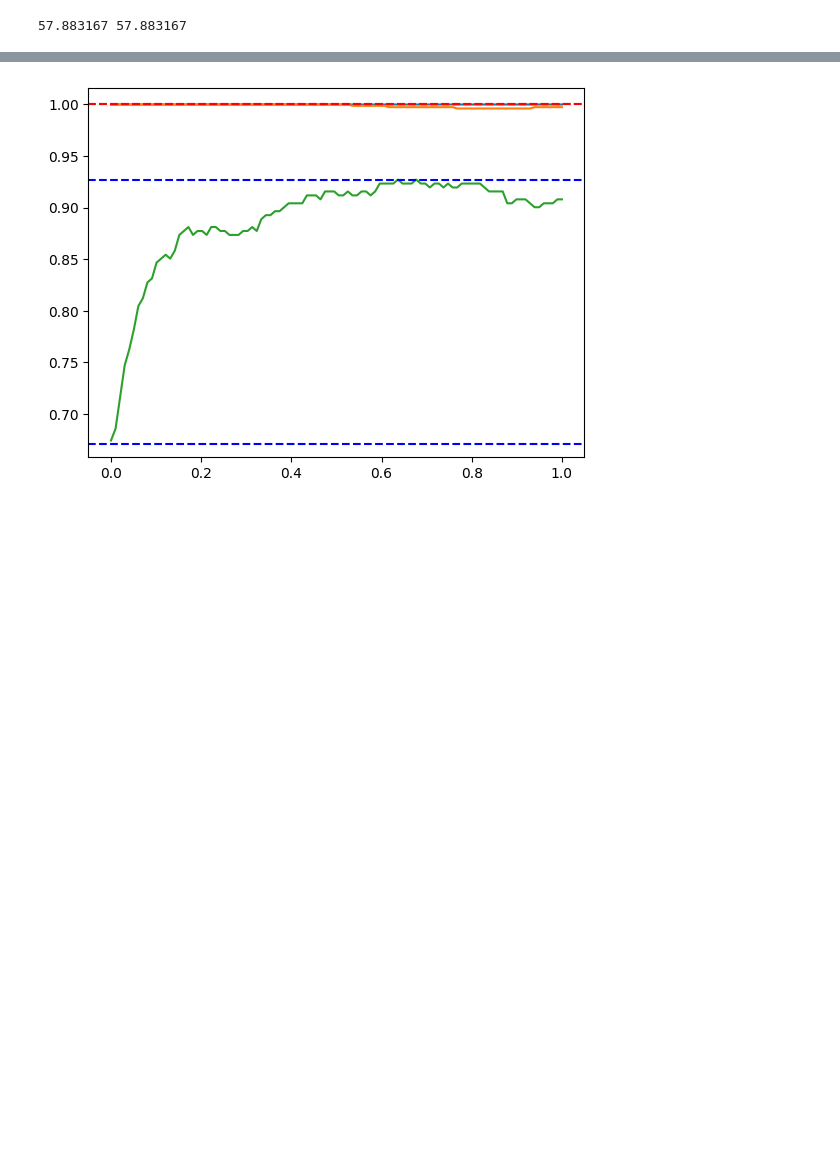
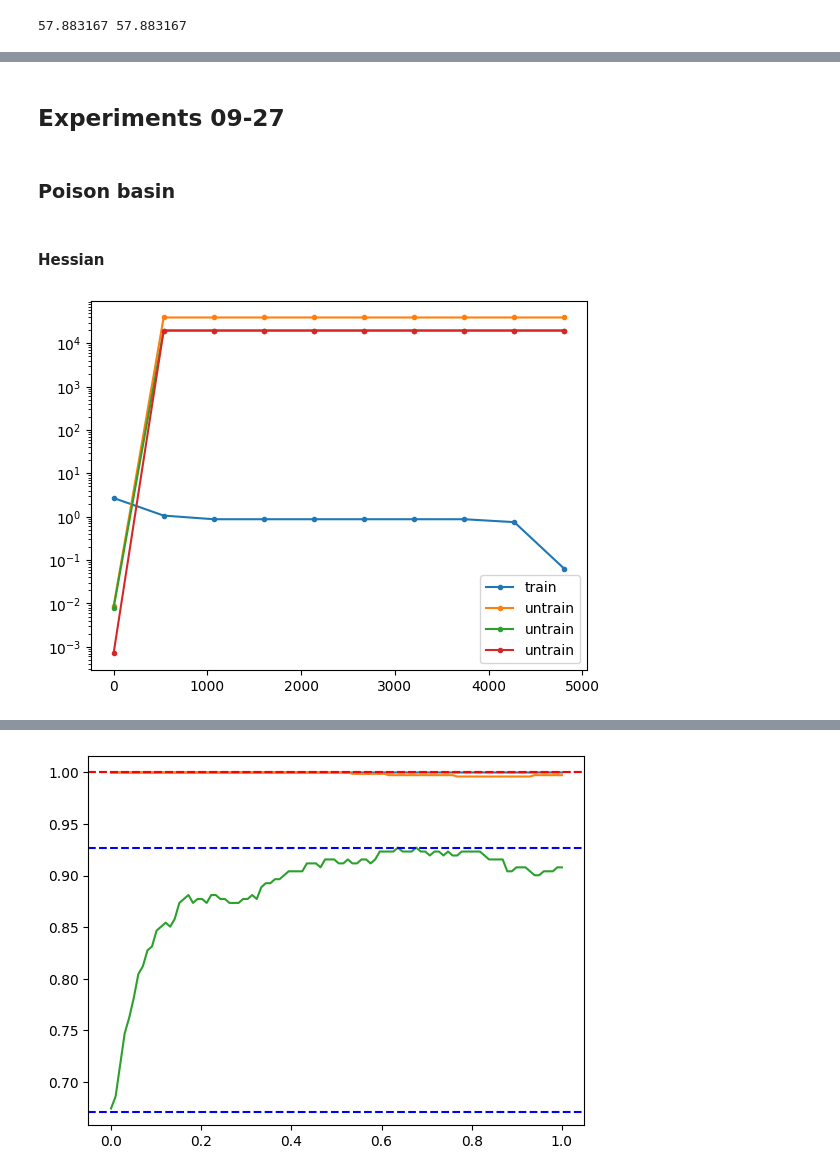
Before and after one commit to EleutherAI/basin-volume, a Jupyter notebook: mp_typical.ipynb, the cells around one changed output, grey strips where cells are left out. Saved outputs shown, nothing was run; the diff lists cells and outputs as text; code cells hidden in the pictures; blank space fills up the shorter version.

```diff
--- a/mp_typical.ipynb
+++ b/mp_typical.ipynb
@@ -161,0 +188,4 @@ params_randinit = Params(params_randinit_rav, params_spher.unravel)
+# %%
+
+H = hess_fn(params_final_rav)
+evals, evecs = jnp.linalg.eigh(H)
@@ -161,0 +231,49 @@ params_randinit = Params(params_randinit_rav, params_spher.unravel)
+# %% [markdown]
+## Experiments 09-27
+# %% [markdown]
+### Poison basin
+# %% [markdown]
+#### Hessian
+# %%
+indices = jnp.linspace(0, params_spher.raveled.shape[0] - 1, 10).astype(int)
+
+untrain_radii = []
+train_radii = []
+untrain_neg_radii = []
+train_neg_radii = []
+
+init_mult = 1
+rtol = 0.03
+train_cutoff = 1e-3
+untrain_cutoff = 1e-8
+jump = 1.2
+train_iters = 5
+untrain_iters = 15
+
+def direction(i):
+    return evecs[:, i]
+
+for i in indices:
+    vec = direction(i)
+    untrain_radii.append(find_radius(params_final_rav, vec, untrain_cutoff, rtol=rtol, init_mult=init_mult,
+                                     fn=untrain_loss_fn, iters=untrain_iters, jump=jump))
+    train_radii.append(find_radius(params_final_rav, vec, train_cutoff, rtol=rtol, init_mult=init_mult,
+                                   fn=train_loss_fn, iters=train_iters, jump=jump))
+    untrain_neg_radii.append(find_radius(params_final_rav, -vec, untrain_cutoff, rtol=rtol, init_mult=init_mult,
+                                          fn=untrain_loss_fn, iters=untrain_iters, jump=jump))
+    train_neg_radii.append(find_radius(params_final_rav, -vec, train_cutoff, rtol=rtol, init_mult=init_mult,
+                                        fn=train_loss_fn, iters=train_iters, jump=jump))
+untrain_diameters = jnp.array(untrain_radii)[:, 0] + jnp.array(untrain_neg_radii)[:, 0]
+train_diameters = jnp.array(train_radii)[:, 0] + jnp.array(train_neg_radii)[:, 0]
+untrain_deltas = jnp.array(untrain_radii)[:, 1] + jnp.array(untrain_neg_radii)[:, 1]
+train_deltas = jnp.array(train_radii)[:, 1] + jnp.array(train_neg_radii)[:, 1]
+# %%
+plt.plot(indices, train_diameters, '.-', label='train')
+plt.plot(indices, untrain_diameters, '.-', label='untrain')
+plt.plot(indices, jnp.array(untrain_radii)[:, 0], '.-', label='untrain')
+plt.plot(indices, jnp.array(untrain_neg_radii)[:, 0], '.-', label='untrain')
+plt.yscale('log')
+plt.legend()
+plt.show()
+# %% [output]
+[figure, added]
```
Also changed, not shown: parts of 25 cells of this notebook, 1 other file.
